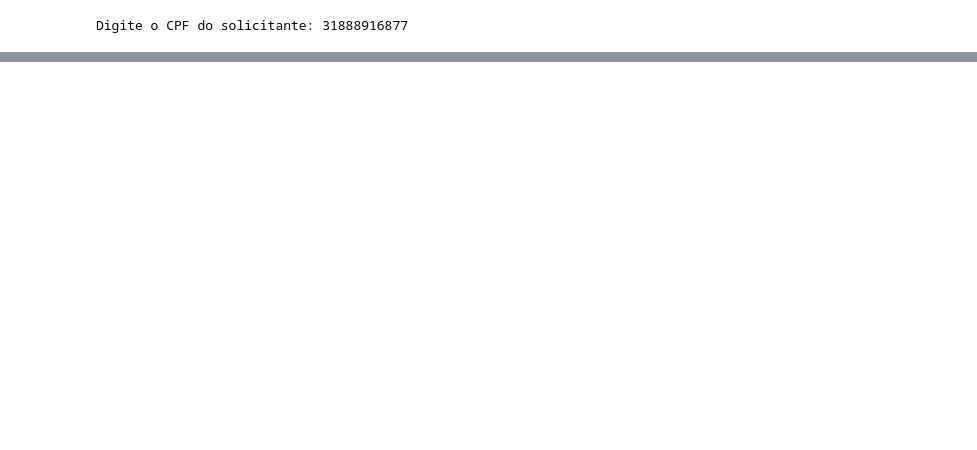
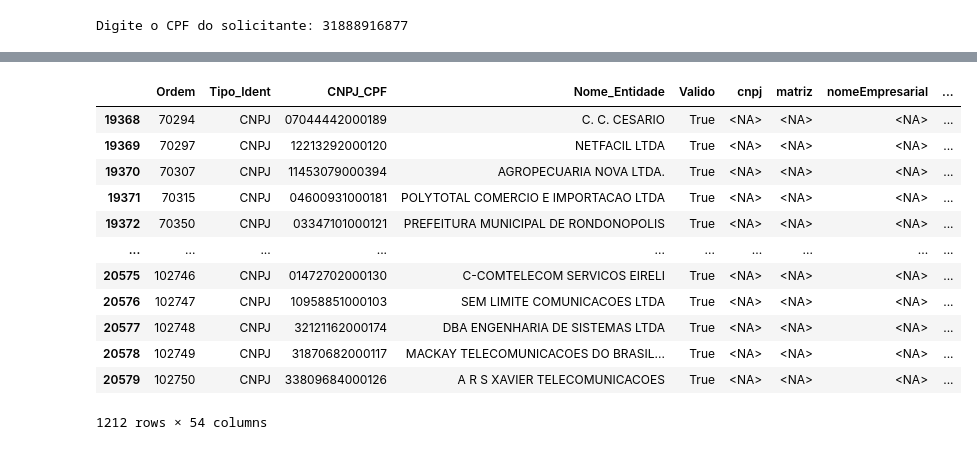
Before and after one commit to ronaldokun/receitaws, a Jupyter notebook: notebooks/_tutorial.ipynb, the cells around one changed output, grey strips where cells are left out. Cells and saved outputs as stored; diff of their text form; code cells hidden in the pictures; blank space fills up the shorter version.

```diff
--- a/notebooks/_tutorial.ipynb
+++ b/notebooks/_tutorial.ipynb
@@ -206,0 +158,16 @@ req._formatar_url('21996857134')
+# %%
+cnpj[cnpj.cnpj.isna()]
+# %% [output]
+|  | Ordem | Tipo_Ident | CNPJ_CPF | Nome_Entidade | Valido | cnpj | matriz | nomeEmpresarial | ... |
+| 19368 | 70294 | CNPJ | 07044442000189 | C. C. CESARIO | True | <NA> | <NA> | <NA> | ... |
+| 19369 | 70297 | CNPJ | 12213292000120 | NETFACIL LTDA | True | <NA> | <NA> | <NA> | ... |
+| 19370 | 70307 | CNPJ | 11453079000394 | AGROPECUARIA NOVA LTDA. | True | <NA> | <NA> | <NA> | ... |
+| 19371 | 70315 | CNPJ | 04600931000181 | POLYTOTAL COMERCIO E IMPORTACAO LTDA | True | <NA> | <NA> | <NA> | ... |
+| 19372 | 70350 | CNPJ | 03347101000121 | PREFEITURA MUNICIPAL DE RONDONOPOLIS | True | <NA> | <NA> | <NA> | ... |
+| ... | ... | ... | ... | ... | ... | ... | ... | ... | ... |
+| 20575 | 102746 | CNPJ | 01472702000130 | C-COMTELECOM SERVICOS EIRELI | True | <NA> | <NA> | <NA> | ... |
+| 20576 | 102747 | CNPJ | 10958851000103 | SEM LIMITE COMUNICACOES LTDA | True | <NA> | <NA> | <NA> | ... |
+| 20577 | 102748 | CNPJ | 32121162000174 | DBA ENGENHARIA DE SISTEMAS LTDA | True | <NA> | <NA> | <NA> | ... |
+| 20578 | 102749 | CNPJ | 31870682000117 | MACKAY TELECOMUNICACOES DO BRASIL... | True | <NA> | <NA> | <NA> | ... |
+| 20579 | 102750 | CNPJ | 33809684000126 | A R S XAVIER TELECOMUNICACOES | True | <NA> | <NA> | <NA> | ... |
+1212 rows × 54 columns
```
Also changed, not shown: parts of 35 cells of this notebook, 2 other files.
